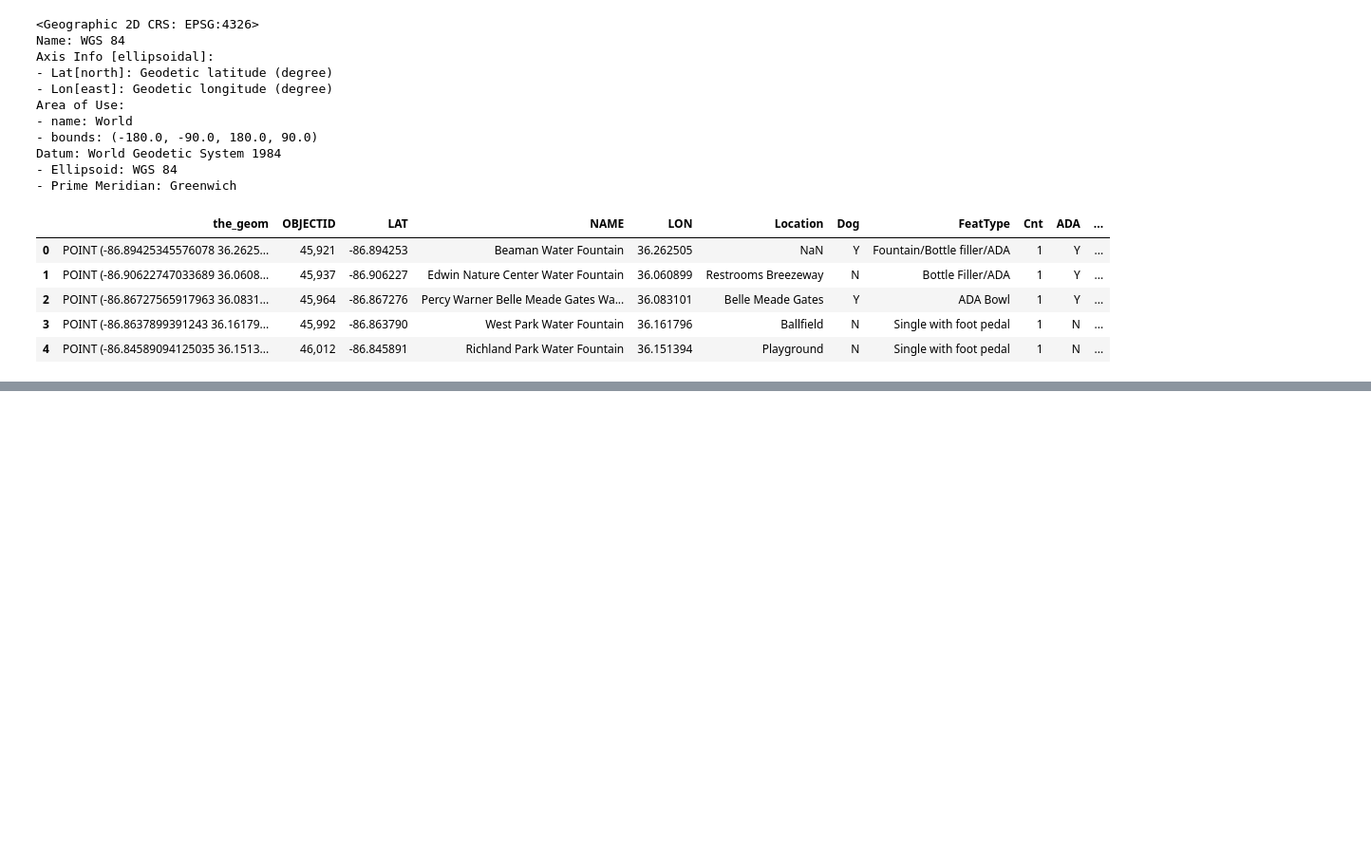
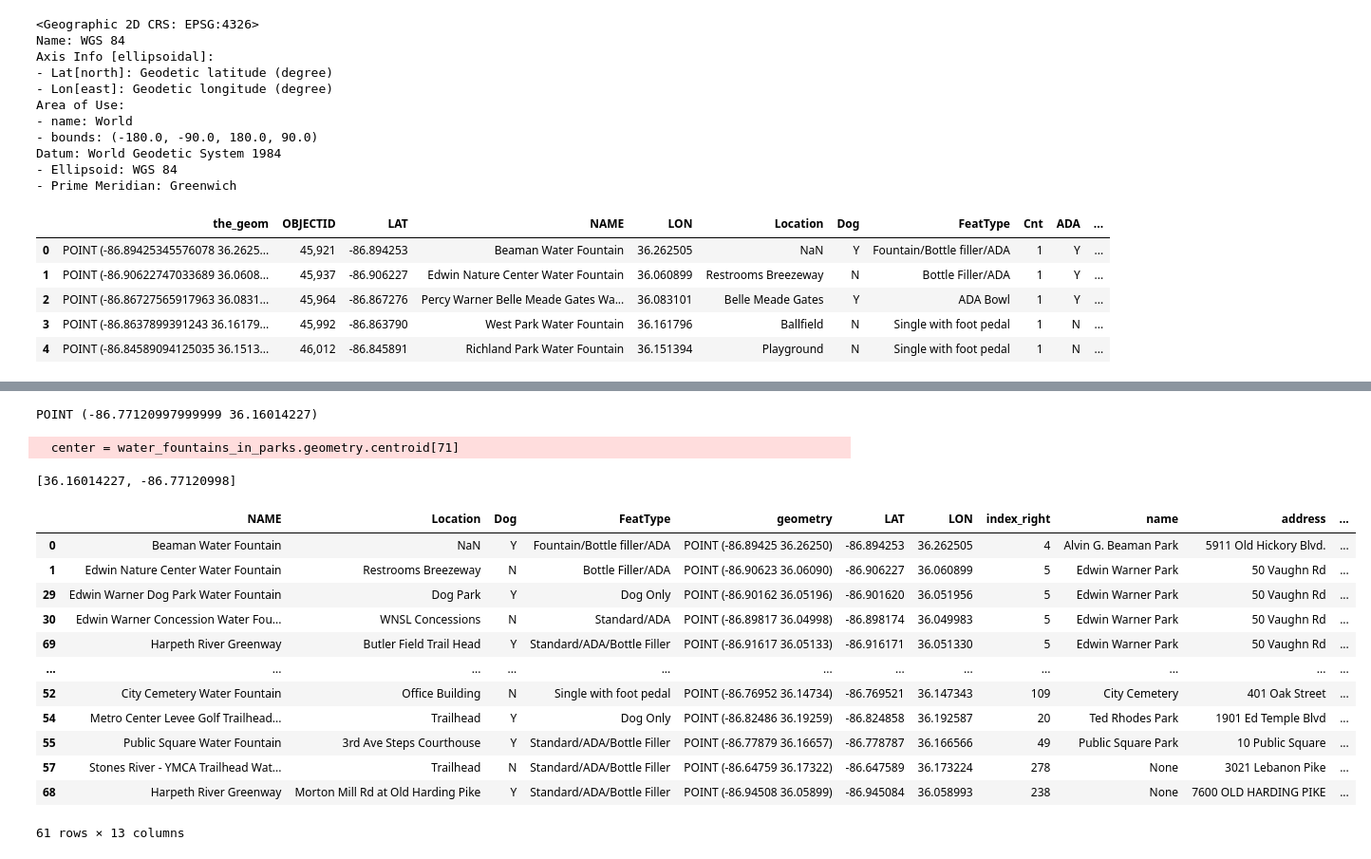
Before and after one commit to CelineIT/Geospatial_water_fountains_in_parks, a Jupyter notebook: Notebooks/Water_fountains_in_parks.ipynb, the cells around one changed output, grey strips where cells are left out. Shown at 95% size. Saved outputs shown, nothing was run; the diff lists cells and outputs as text; code cells hidden in the pictures; blank space fills up the shorter version.

```diff
--- a/Notebooks/Water_fountains_in_parks.ipynb
+++ b/Notebooks/Water_fountains_in_parks.ipynb
@@ -351,0 +375,33 @@ POINT (-86.77120997999999 36.16014227)
+# %%
+#find the center of the larger (more southern) polygon and look at it
+center = water_fountains_in_parks.geometry.centroid[71]
+print(center)
+# %% [output]
+POINT (-86.77120997999999 36.16014227)
+  center = water_fountains_in_parks.geometry.centroid[71]
+# %%
+# reverse the order when constructing the array for folium location
+area_center = [center.y, center.x]
+
+# check the order of area_center, the location for our folium map
+print(area_center)
+# %% [output]
+[36.16014227, -86.77120998]
+# %%
+#create our map of the water fountains within the parks and show it
+Park_map = folium.Map(location =  area_center, zoom_start = 12)
+water_fountains_in_parks
+# %% [output]
+|  | NAME | Location | Dog | FeatType | geometry | LAT | LON | index_right | name | address | ... |
+| 0 | Beaman Water Fountain | NaN | Y | Fountain/Bottle filler/ADA | POINT (-86.89425 36.26250) | -86.894253 | 36.262505 | 4 | Alvin G. Beaman Park | 5911 Old Hickory Blvd. | ... |
+| 1 | Edwin Nature Center Water Fountain | Restrooms Breezeway | N | Bottle Filler/ADA | POINT (-86.90623 36.06090) | -86.906227 | 36.060899 | 5 | Edwin Warner Park | 50 Vaughn Rd | ... |
+| 29 | Edwin Warner Dog Park Water Fountain | Dog Park | Y | Dog Only | POINT (-86.90162 36.05196) | -86.901620 | 36.051956 | 5 | Edwin Warner Park | 50 Vaughn Rd | ... |
+| 30 | Edwin Warner Concession Water Fou... | WNSL Concessions | N | Standard/ADA | POINT (-86.89817 36.04998) | -86.898174 | 36.049983 | 5 | Edwin Warner Park | 50 Vaughn Rd | ... |
+| 69 | Harpeth River Greenway | Butler Field Trail Head | Y | Standard/ADA/Bottle Filler | POINT (-86.91617 36.05133) | -86.916171 | 36.051330 | 5 | Edwin Warner Park | 50 Vaughn Rd | ... |
+| ... | ... | ... | ... | ... | ... | ... | ... | ... | ... | ... | ... |
+| 52 | City Cemetery Water Fountain | Office Building | N | Single with foot pedal | POINT (-86.76952 36.14734) | -86.769521 | 36.147343 | 109 | City Cemetery | 401 Oak Street | ... |
+| 54 | Metro Center Levee Golf Trailhead... | Trailhead | Y | Dog Only | POINT (-86.82486 36.19259) | -86.824858 | 36.192587 | 20 | Ted Rhodes Park | 1901 Ed Temple Blvd | ... |
+| 55 | Public Square Water Fountain | 3rd Ave Steps Courthouse | Y | Standard/ADA/Bottle Filler | POINT (-86.77879 36.16657) | -86.778787 | 36.166566 | 49 | Public Square Park | 10 Public Square | ... |
+| 57 | Stones River - YMCA Trailhead Wat... | Trailhead | N | Standard/ADA/Bottle Filler | POINT (-86.64759 36.17322) | -86.647589 | 36.173224 | 278 | None | 3021 Lebanon Pike | ... |
+| 68 | Harpeth River Greenway | Morton Mill Rd at Old Harding Pike | Y | Standard/ADA/Bottle Filler | POINT (-86.94508 36.05899) | -86.945084 | 36.058993 | 238 | None | 7600 OLD HARDING PIKE | ... |
+61 rows × 13 columns
```
Also changed, not shown: parts of 37 cells of this notebook.
